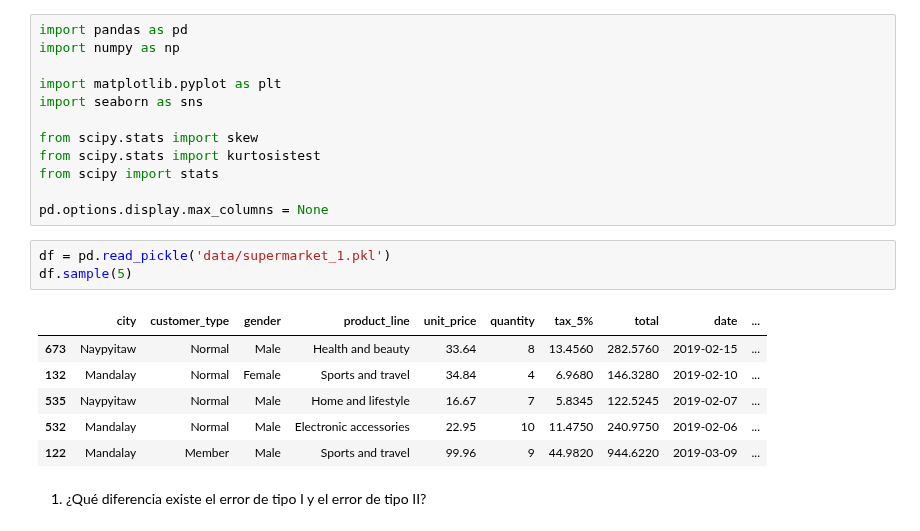
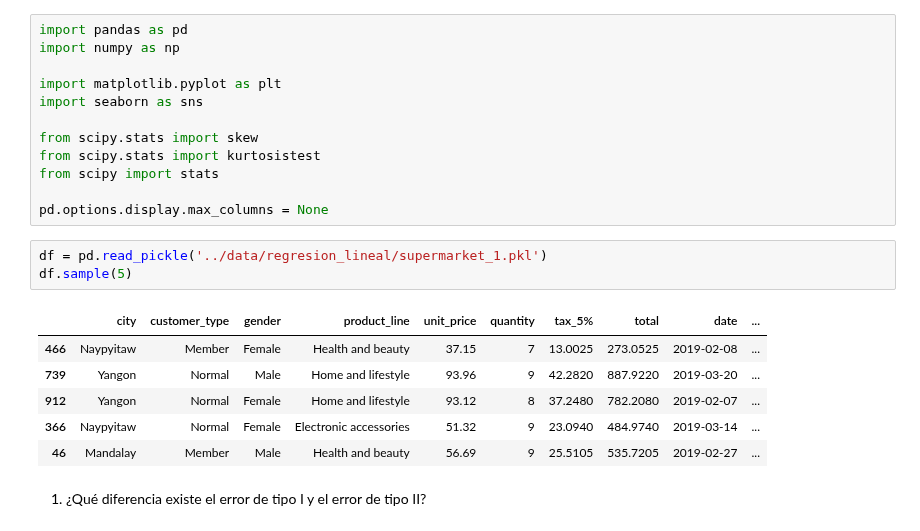
Before and after one commit to NataliaBarquin/Adalab_Pair_programming_5_machine_learning, a Jupyter notebook: regresion_lineal/Pair_ML2_Test_Estadisticos.ipynb, the cells around one changed output. Drawn from its saved outputs; the diff is of its cells as text.

```diff
--- a/regresion_lineal/Pair_ML2_Test_Estadisticos.ipynb
+++ b/regresion_lineal/Pair_ML2_Test_Estadisticos.ipynb
@@ -16,15 +16,15 @@ from scipy import stats
 
 pd.options.display.max_columns = None
 # %%
-df = pd.read_pickle('data/supermarket_1.pkl')
+df = pd.read_pickle('../data/regresion_lineal/supermarket_1.pkl')
 df.sample(5)
 # %% [output]
 |  | city | customer_type | gender | product_line | unit_price | quantity | tax_5% | total | date | ... |
-| 673 | Naypyitaw | Normal | Male | Health and beauty | 33.64 | 8 | 13.4560 | 282.5760 | 2019-02-15 | ... |
-| 132 | Mandalay | Normal | Female | Sports and travel | 34.84 | 4 | 6.9680 | 146.3280 | 2019-02-10 | ... |
-| 535 | Naypyitaw | Normal | Male | Home and lifestyle | 16.67 | 7 | 5.8345 | 122.5245 | 2019-02-07 | ... |
-| 532 | Mandalay | Normal | Male | Electronic accessories | 22.95 | 10 | 11.4750 | 240.9750 | 2019-02-06 | ... |
-| 122 | Mandalay | Member | Male | Sports and travel | 99.96 | 9 | 44.9820 | 944.6220 | 2019-03-09 | ... |
+| 466 | Naypyitaw | Member | Female | Health and beauty | 37.15 | 7 | 13.0025 | 273.0525 | 2019-02-08 | ... |
+| 739 | Yangon | Normal | Male | Home and lifestyle | 93.96 | 9 | 42.2820 | 887.9220 | 2019-03-20 | ... |
+| 912 | Yangon | Normal | Female | Home and lifestyle | 93.12 | 8 | 37.2480 | 782.2080 | 2019-02-07 | ... |
+| 366 | Naypyitaw | Normal | Female | Electronic accessories | 51.32 | 9 | 23.0940 | 484.9740 | 2019-03-14 | ... |
+| 46 | Mandalay | Member | Male | Health and beauty | 56.69 | 9 | 25.5105 | 535.7205 | 2019-02-27 | ... |
 # %% [markdown]
 1. ¿Qué diferencia existe el error de tipo I y el error de tipo II?
 # %% [markdown]
```
Also changed, not shown: parts of 1 cell of this notebook, 14 other files.
